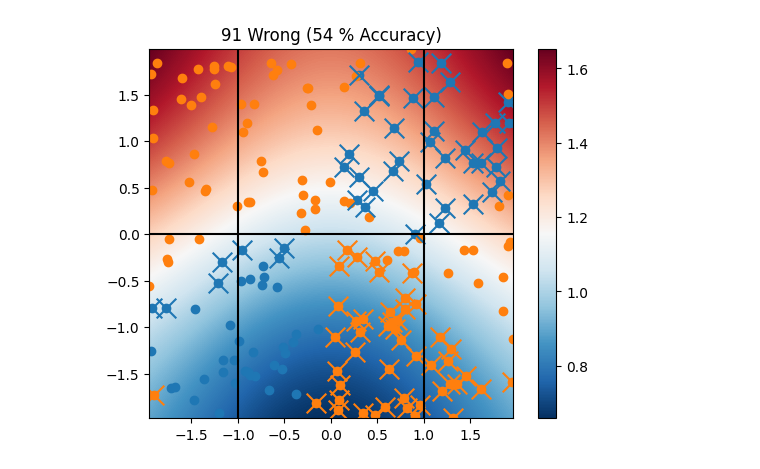
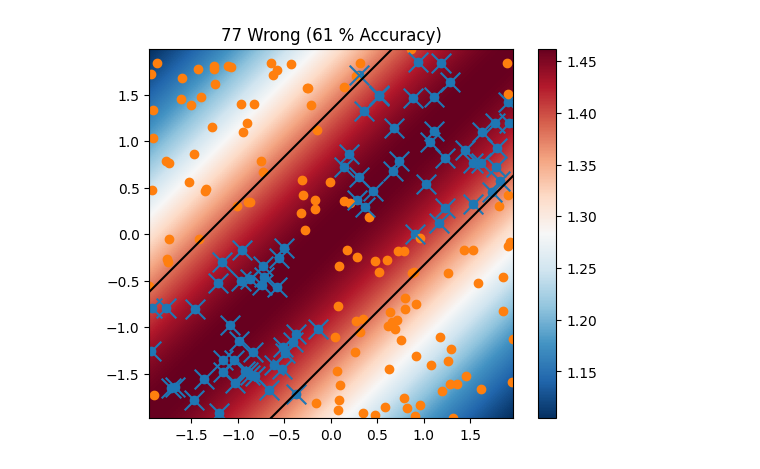
Before and after one commit to hwilt/CS477, a Jupyter notebook: Class_Exercises/Week10/Hidden_Predictions.ipynb, the cells around one changed output. Cells and saved outputs as stored; diff of their text form; code cells hidden in the pictures.

```diff
--- a/Class_Exercises/Week10/Hidden_Predictions.ipynb
+++ b/Class_Exercises/Week10/Hidden_Predictions.ipynb
@@ -53,35 +53,34 @@ def plot_one_hidden_predictions(X0, X1, W, B, weights, thresh):
         if mag > 0:
             v = v/mag
             p = p0 - 2*iv*v
             q = p0 + 2*iv*v
             plt.plot([p[0], q[0]], [p[1], q[1]], c='k')
 
     plt.xlim(xmin[0], xmax[0])
     plt.ylim(xmin[1], xmax[1])
     plt.title("{} Wrong ({} % Accuracy)".format(wrong, int(100*(N-wrong)/N)))
 
 np.random.seed(0)
 
 
 ###### TODO: Tweak these
 W = np.array([
-    [-1, 0],
-    [1, 0],
-    [0, 1]
+    [-0.75, 0.75],
+    [0.75, -0.75],
 ]) # Rows # of perceptrons, columns # of input dimensions
-B = np.array([-1, -1, 0]) # Rows # of perceptrons, 1 column
+B = np.array([1, 1]) # Rows # of perceptrons, 1 column
 weights = np.ones(W.shape[0])
 ##########################
 
 
 X = np.random.rand(200, 2)*4 - 2
 r1 = np.sqrt(np.sum((X-np.array([[1, 1]]))**2, axis=1))
 r2 = np.sqrt(np.sum((X-np.array([[-1, -1]]))**2, axis=1))
 
 idx = (r1 <= 1) + (r2 <= 1)
 X0 = X[idx >= 1, :]
 X1 = X[idx == 0, :]
 
 plot_one_hidden_predictions(X0, X1, W, B, weights, thresh=1)
 # %% [output]
-[figure, old version]
+[figure, new version]
```
